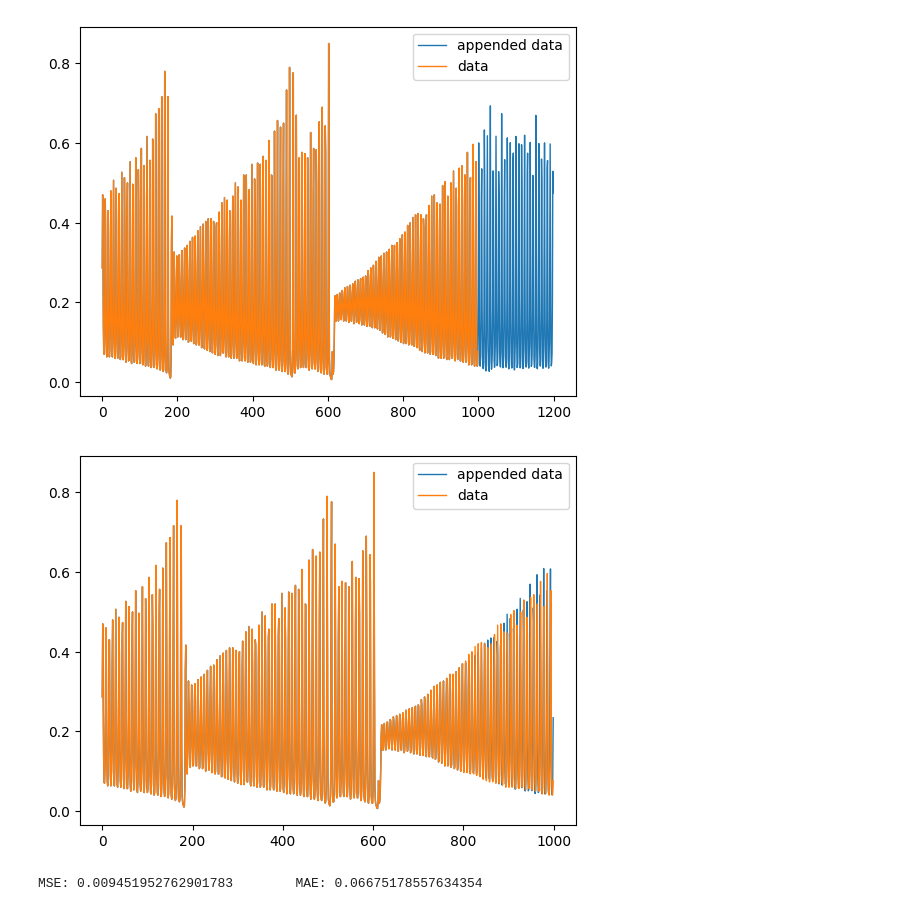
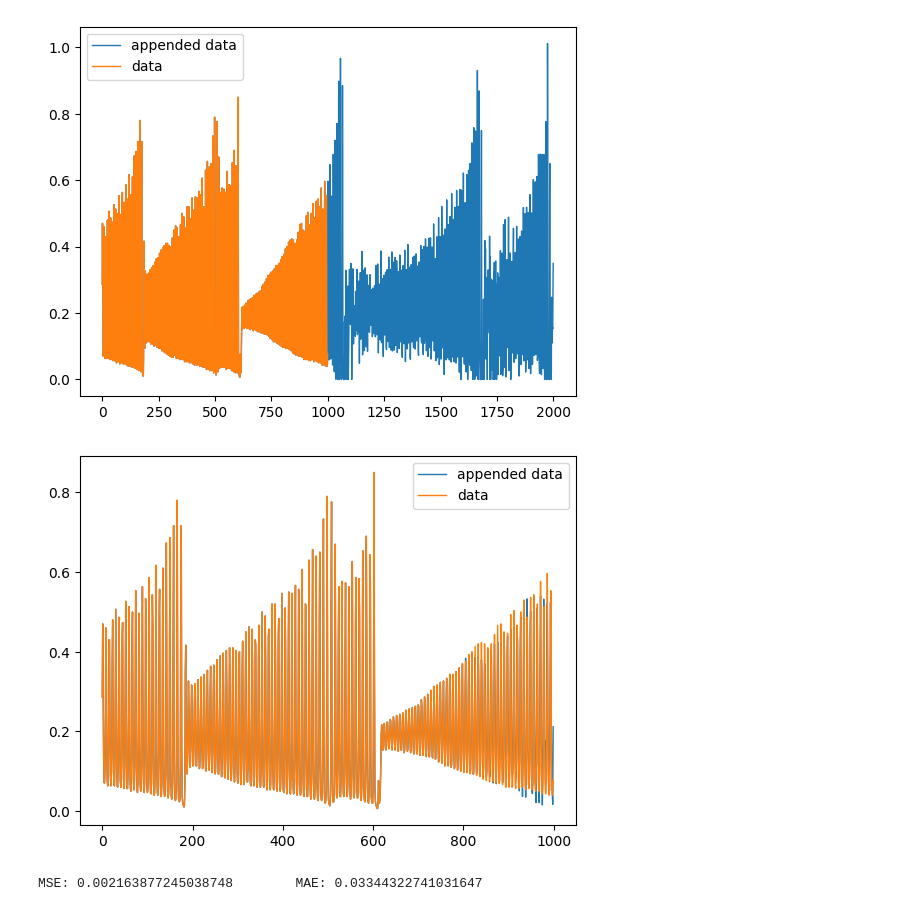
Before and after one commit to kianniek/UU_DeepLearning_Assignment1, a Jupyter notebook: assignment/data.ipynb, the cells around one changed output. Drawn from its saved outputs; the diff is of its cells as text; code cells hidden in the pictures.

```diff
--- a/assignment/data.ipynb
+++ b/assignment/data.ipynb
@@ -6,7 +6,7 @@ import torch
 from torch.utils.data import Dataset, DataLoader
 # %%
 NORMALIZATION_VALUE = 300
-DEFAULT_NUMBER_OF_VALUES_IN_WINDOW = 15
+DEFAULT_NUMBER_OF_VALUES_IN_WINDOW = 32
 
 TRAINING_DATA_PERCENTAGE = 0.85
 DEFAULT_BATCH_SIZE = 32
@@ -173,34 +210,34 @@ def predict_trainset():
     plt.show()
 
 def predict_next_n(n_datapoints, n_dropped, data):
     appended_data = data.tolist()
     if n_dropped > 0:
         appended_data = appended_data[:-n_dropped]
     for i in range(n_datapoints):
         pred = predict_next(len(appended_data), appended_data, model).to('cpu')
         appended_data.append(pred[0, 0])
     indices = range(len(appended_data))
     plt.plot(indices, appended_data, label='appended data', linewidth = 1)
     plt.plot(range(len(data)), data, label='data', linewidth = 1)
     plt.legend()
     plt.show()
     return appended_data
 
 def get_MSE_MAE(data, predictions):
     n = len(data)
     sum_AE = 0
     sum_SE = 0
     for i in range(n):
         diff = abs(data[i] - predictions[i])
         sum_AE += diff
         sum_SE += diff * diff
     return sum_SE / n, sum_AE / n
 
-predict_next_n(200, 0, data)
+predict_next_n(1000, 0, data)
 appended_data = predict_next_n(200, 200, data)
 MSE, MAE = get_MSE_MAE(data[-200:], appended_data[-200:])
 print(f'MSE: {MSE} \t MAE: {MAE}')
 # %% [output]
-[figure, old version]
+[figure, new version]
-[figure, old version]
+[figure, new version]
-MSE: 0.009451952762901783        MAE: 0.06675178557634354
+MSE: 0.002163877245038748        MAE: 0.03344322741031647
```
Also changed, not shown: parts of 2 cells of this notebook.
